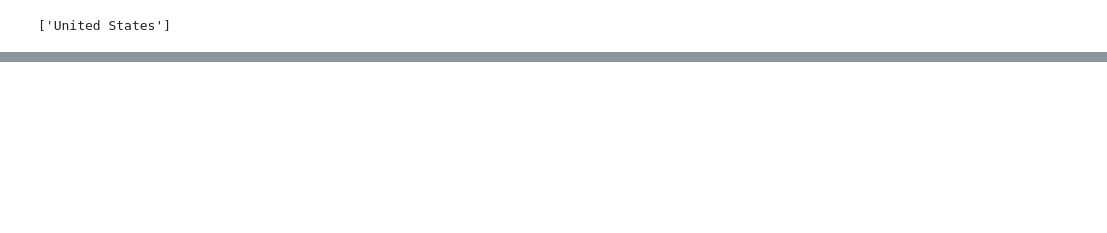
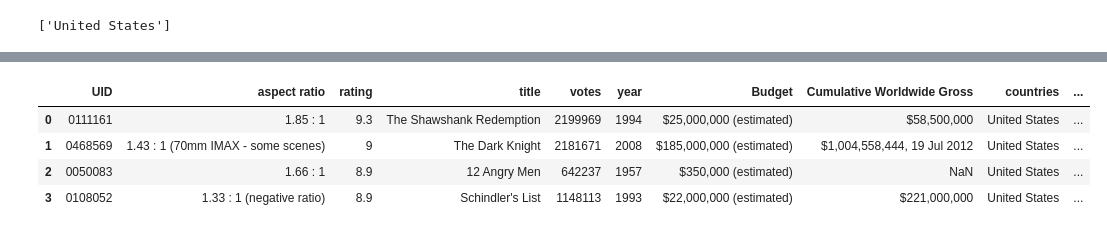
Before and after one commit to rpomponio/cine_factor, a Jupyter notebook: notebooks/prototype_data_get.ipynb, the cells around one changed output, grey strips where cells are left out. Cells and saved outputs as stored; diff of their text form; code cells hidden in the pictures; blank space fills up the shorter version.

```diff
--- a/notebooks/prototype_data_get.ipynb
+++ b/notebooks/prototype_data_get.ipynb
@@ -198,4 +211,4 @@ test_movie['aspect ratio']
 # %%
 # define list of high-level features
-features_hl = ['aspect ratio', 'box office', 'countries', 'directors',
-               'genres', 'runtimes', 'title', 'votes', 'writers', 'year']
+features_hl = ['aspect ratio', 'box office', 'countries', 'directors', 'genres',
+               'rating', 'runtimes', 'title', 'votes', 'writers', 'year']
@@ -259,4 +219,0 @@ features_hl
-# %%
-# define function to acquire features
-def acquire_features(movie):
-    """returns dictionary of desired features"""
@@ -282,0 +340,16 @@ sorted(test_movie.keys())
+# %%
+for i in [0, 3, 4, 5]:
+    result = acquire_features(df_ratings.UID[i])
+    if i==0:
+        df_results = result.to_frame().T
+    else:
+        df_result = result.to_frame().T
+        df_results = pd.concat((df_results, df_result), sort=False, ignore_index=True)
+# %%
+df_results
+# %% [output]
+|  | UID | aspect ratio | rating | title | votes | year | Budget | Cumulative Worldwide Gross | countries | ... |
+| 0 | 0111161 | 1.85 : 1 | 9.3 | The Shawshank Redemption | 2199969 | 1994 | $25,000,000 (estimated) | $58,500,000 | United States | ... |
+| 1 | 0468569 | 1.43 : 1 (70mm IMAX - some scenes) | 9 | The Dark Knight | 2181671 | 2008 | $185,000,000 (estimated) | $1,004,558,444, 19 Jul 2012 | United States | ... |
+| 2 | 0050083 | 1.66 : 1 | 8.9 | 12 Angry Men | 642237 | 1957 | $350,000 (estimated) | NaN | United States | ... |
+| 3 | 0108052 | 1.33 : 1 (negative ratio) | 8.9 | Schindler's List | 1148113 | 1993 | $22,000,000 (estimated) | $221,000,000 | United States | ... |
```
Also changed, not shown: parts of 31 cells of this notebook, 2 other files.
